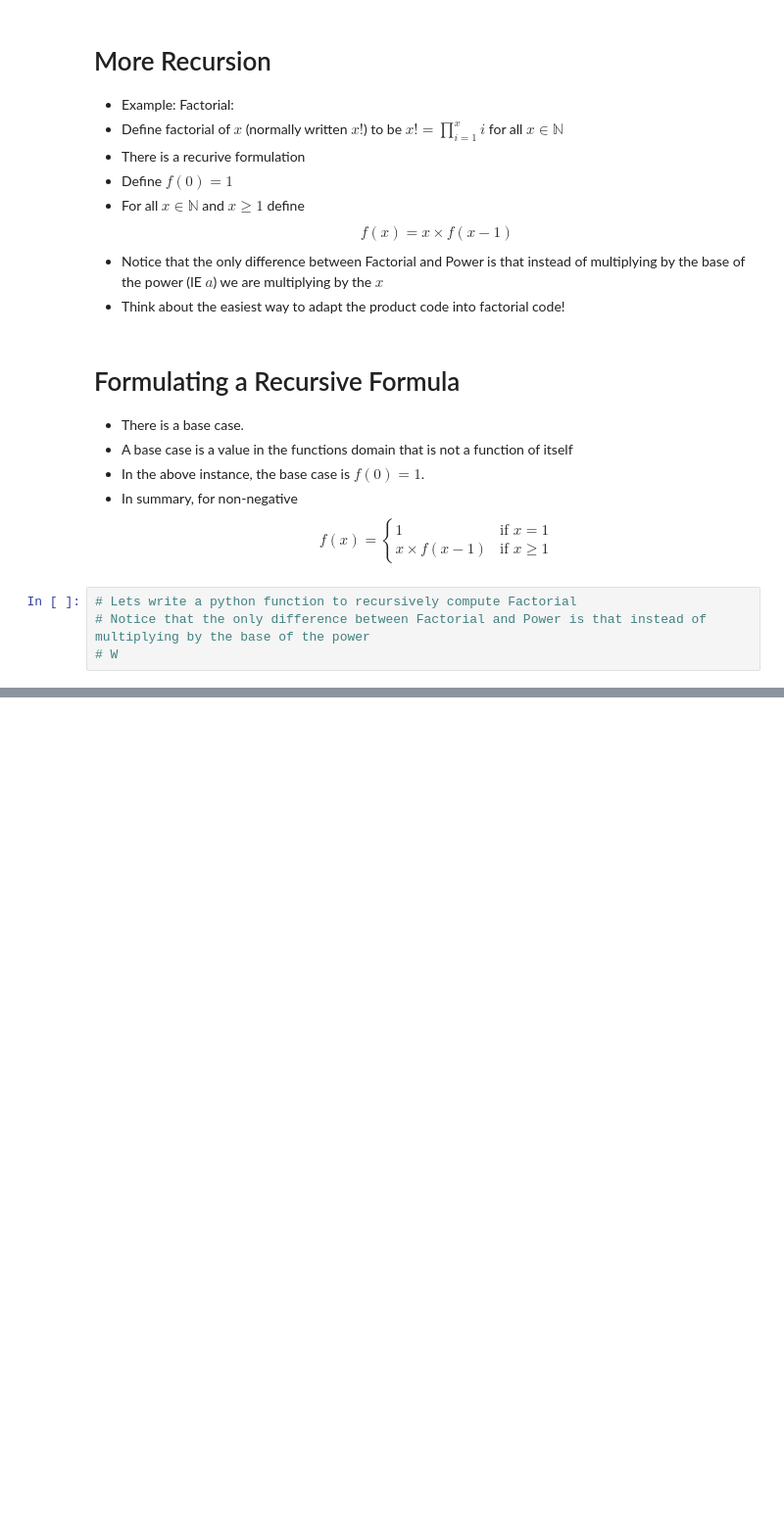
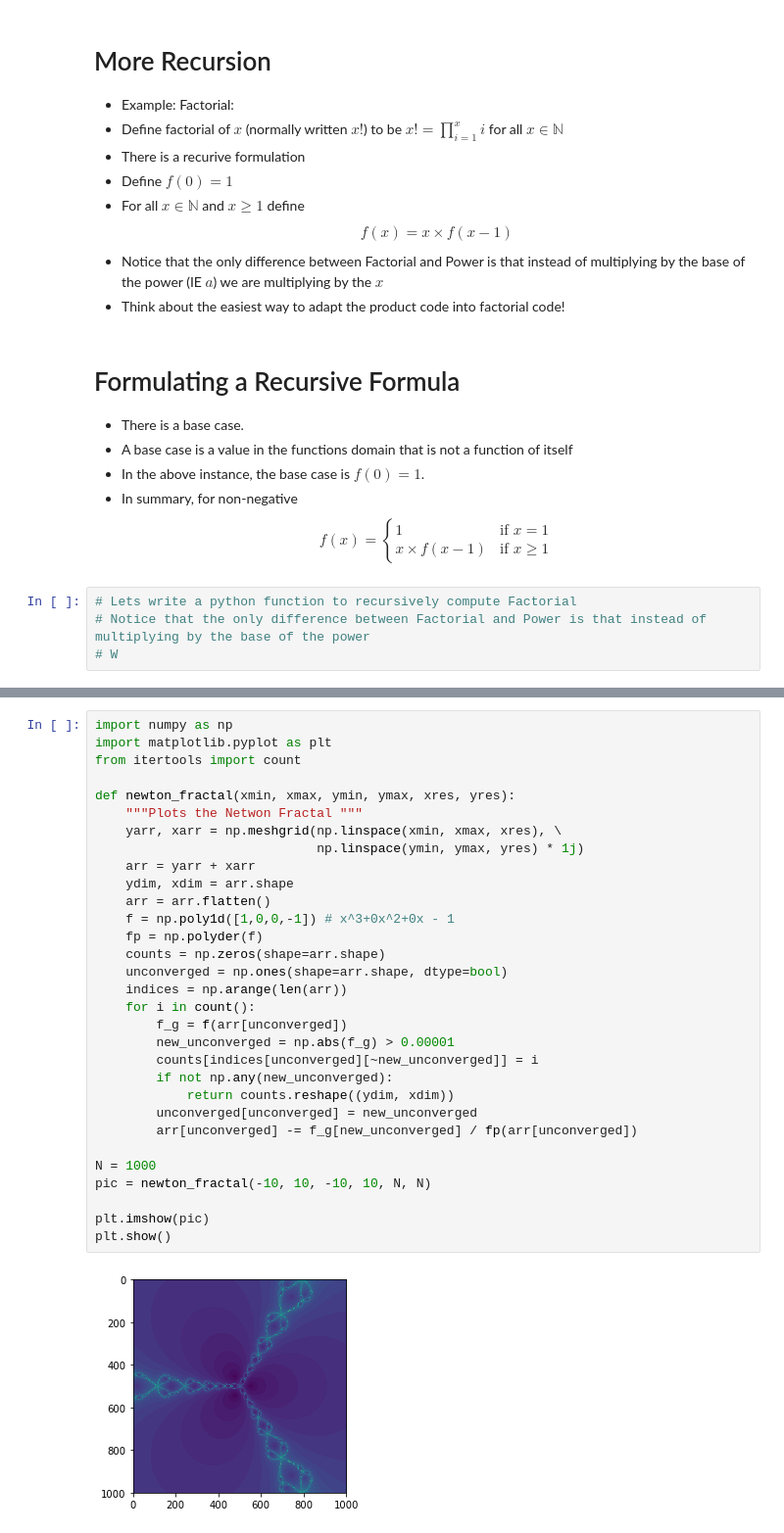
Before and after one commit to kbsec/NEU_Python_Lectures, a Jupyter notebook: Lecture2.ipynb, the cells around one changed output, grey strips where cells are left out. Shown at 98% size. Drawn from its saved outputs; the diff is of its cells as text; blank space fills up the shorter version.

```diff
--- a/Lecture2.ipynb
+++ b/Lecture2.ipynb
@@ -118,0 +217,33 @@ Done!
+# %%
+import numpy as np
+import matplotlib.pyplot as plt
+from itertools import count
+
+def newton_fractal(xmin, xmax, ymin, ymax, xres, yres):
+    """Plots the Netwon Fractal """
+    yarr, xarr = np.meshgrid(np.linspace(xmin, xmax, xres), \
+                             np.linspace(ymin, ymax, yres) * 1j)
+    arr = yarr + xarr
+    ydim, xdim = arr.shape
+    arr = arr.flatten()
+    f = np.poly1d([1,0,0,-1]) # x^3+0x^2+0x - 1
+    fp = np.polyder(f)
+    counts = np.zeros(shape=arr.shape)
+    unconverged = np.ones(shape=arr.shape, dtype=bool)
+    indices = np.arange(len(arr))
+    for i in count():
+        f_g = f(arr[unconverged])
+        new_unconverged = np.abs(f_g) > 0.00001
+        counts[indices[unconverged][~new_unconverged]] = i
+        if not np.any(new_unconverged):
+            return counts.reshape((ydim, xdim))
+        unconverged[unconverged] = new_unconverged
+        arr[unconverged] -= f_g[new_unconverged] / fp(arr[unconverged])
+
+N = 1000
+pic = newton_fractal(-10, 10, -10, 10, N, N)
+
+plt.imshow(pic)
+plt.show()
+# %% [output]
+[figure, added]
```
Also changed, not shown: parts of 18 cells of this notebook, 1 other file.
